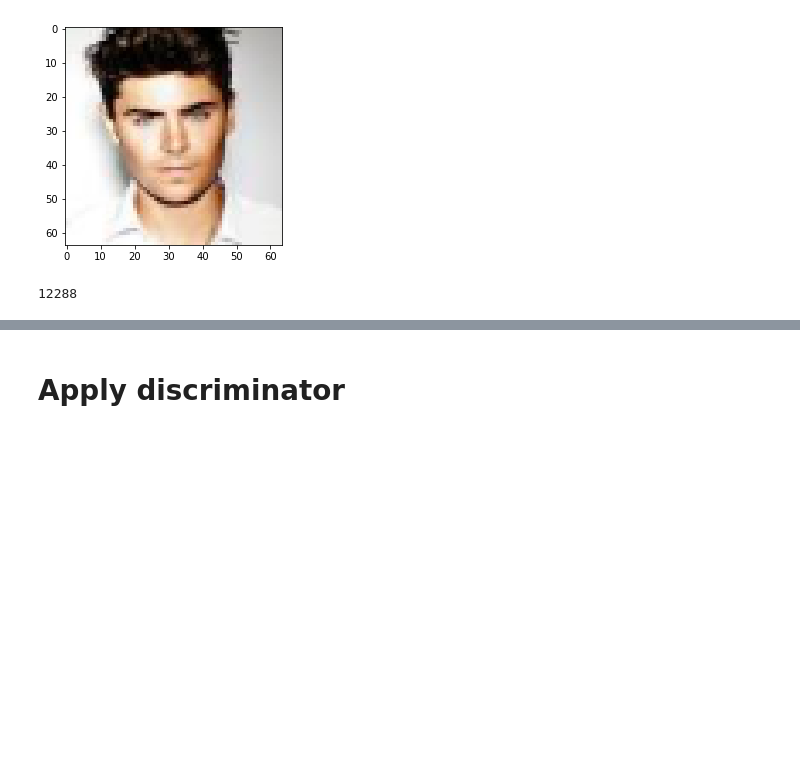
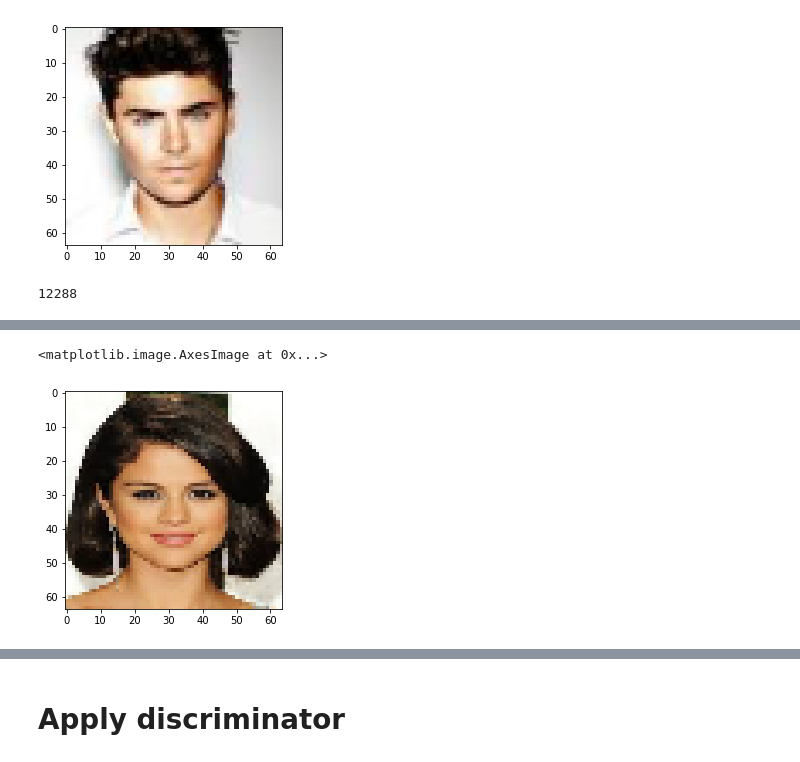
Before and after one commit to adepalatis/EE379K, a Jupyter notebook: Lab7/nn_compsensing/tfupgraded_src/my_DCGAN1.ipynb, the cells around one changed output, grey strips where cells are left out. Drawn from its saved outputs; the diff is of its cells as text; code cells hidden in the pictures; blank space fills up the shorter version.

```diff
--- a/Lab7/nn_compsensing/tfupgraded_src/my_DCGAN1.ipynb
+++ b/Lab7/nn_compsensing/tfupgraded_src/my_DCGAN1.ipynb
@@ -92,0 +102,8 @@ plt.imshow(sess.run(tf.reshape(test_vec, [64,64,3], name='test_vec')))
+# %%
+# Get Selena Gomez's picture and resize to 64x64x3
+selena = io.imread('/Users/anthonydepalatis/Downloads/selena_gomez.jpg')
+selena = resize(selena, (64, 64, 3))
+plt.imshow(selena)
+# %% [output]
+<matplotlib.image.AxesImage at 0x...>
+[figure, added]
```
Also changed, not shown: parts of 4 cells of this notebook.
